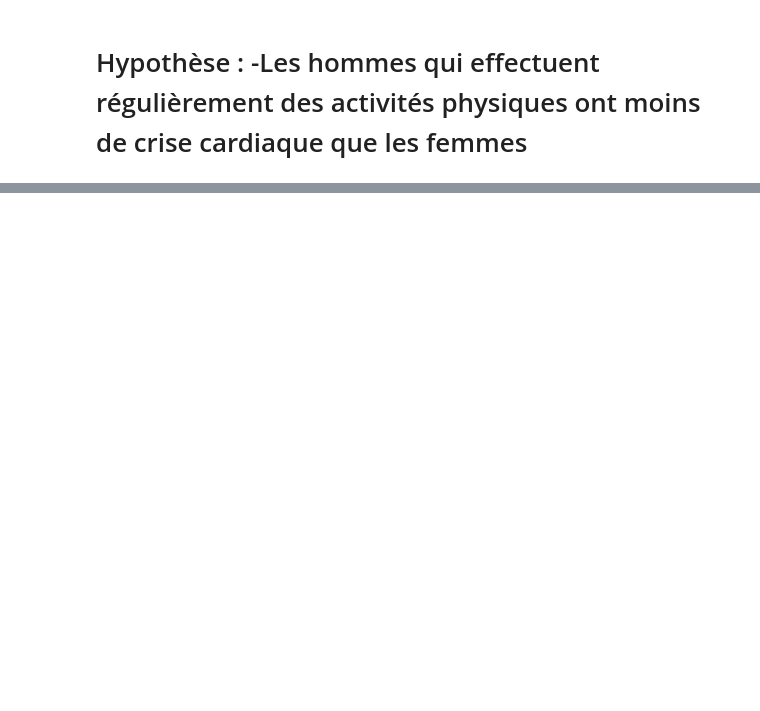
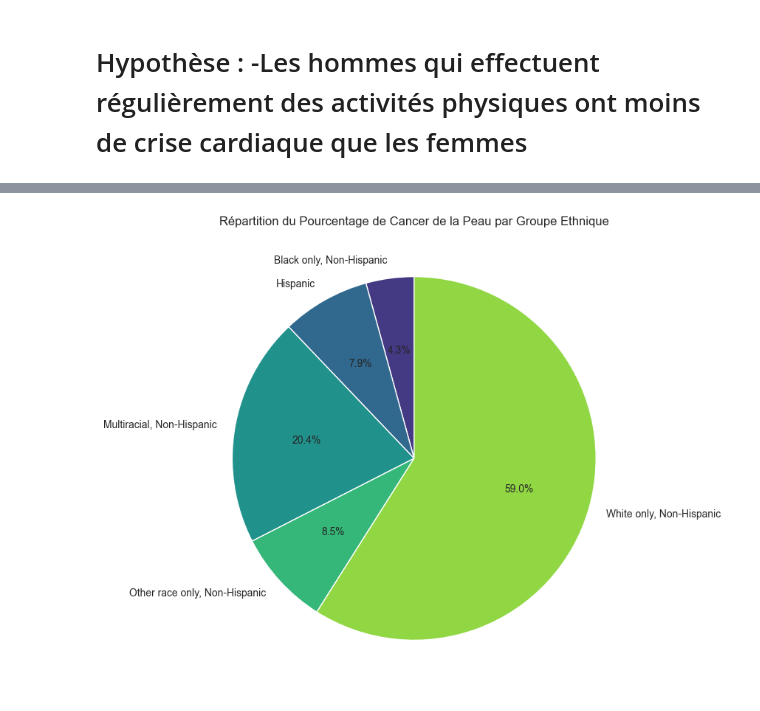
Before and after one commit to Leonciol/Reporting_restitution_grp4, a Jupyter notebook: main.ipynb, the cells around one changed output, grey strips where cells are left out. Cells and saved outputs as stored; diff of their text form; code cells hidden in the pictures; blank space fills up the shorter version.

```diff
--- a/main.ipynb
+++ b/main.ipynb
@@ -248,0 +304,23 @@ plt.show()
+# %%
+import matplotlib.pyplot as plt
+import seaborn as sns
+
+df_clean = df.dropna(subset=['RaceEthnicityCategory'])
+
+df_clean = df_clean[['RaceEthnicityCategory', 'HadSkinCancer']]
+
+total_counts = df_clean.groupby('RaceEthnicityCategory').size()
+cancer_yes_counts = df_clean[df_clean['HadSkinCancer'] == 'Yes'].groupby('RaceEthnicityCategory').size()
+
+percentage_cancer_yes = (cancer_yes_counts / total_counts) * 100
+
+percentage_df = percentage_cancer_yes.reset_index()
+percentage_df.columns = ['RaceEthnicityCategory', 'Percentage']
+
+plt.figure(figsize=(8, 8))
+colors = sns.color_palette('viridis', len(percentage_df))
+plt.pie(percentage_df['Percentage'], labels=percentage_df['RaceEthnicityCategory'], autopct='%1.1f%%', startangle=90, colors=colors)
+plt.title('Répartition du Pourcentage de Cancer de la Peau par Groupe Ethnique')
+plt.show()
+# %% [output]
+[figure, added]
```
Also changed, not shown: parts of 10 cells of this notebook, 2 other files.
